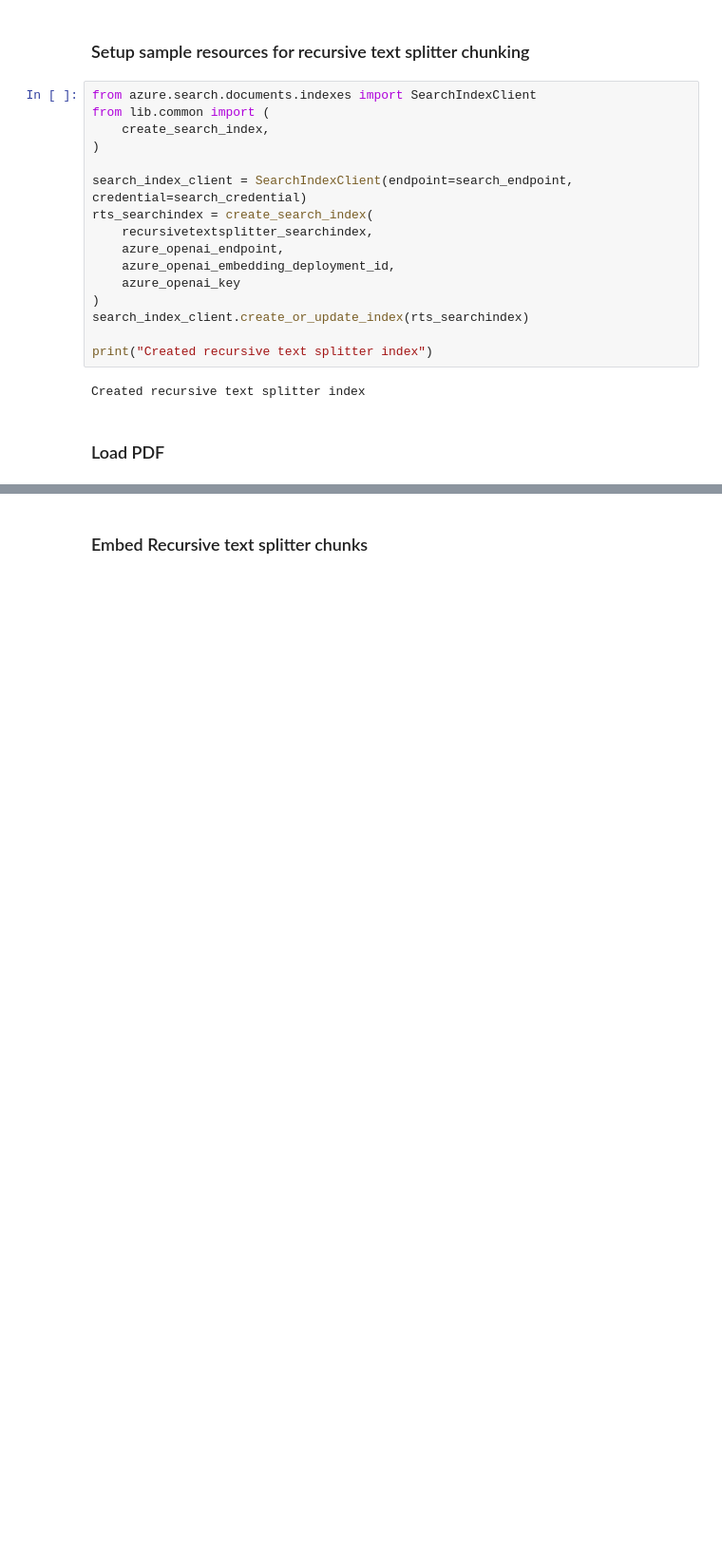
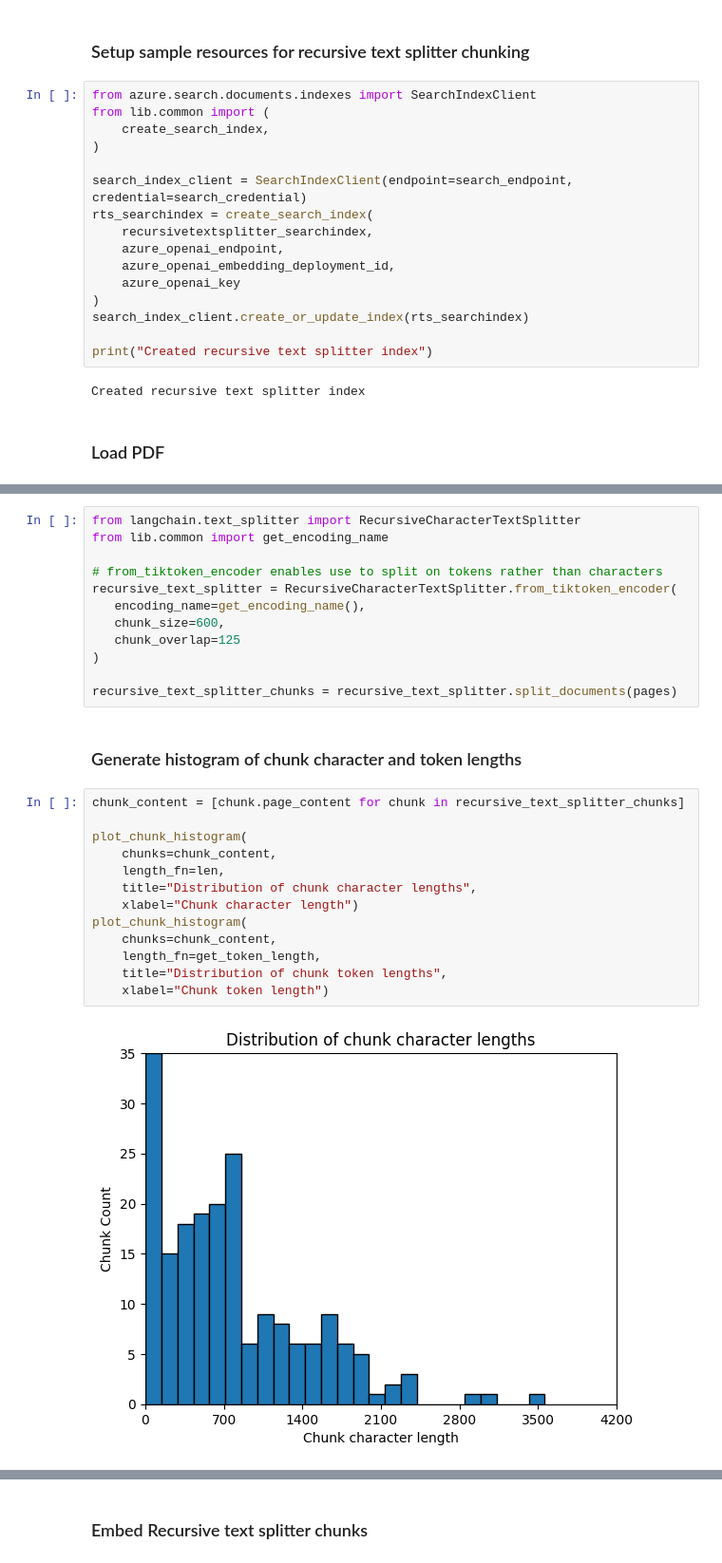
Before and after one commit to Azure/azure-search-vector-samples, a Jupyter notebook: demo-python/code/data-chunking/langchain-data-chunking-example.ipynb, the cells around one changed output, grey strips where cells are left out. Shown: that part at 95% size. Drawn from its saved outputs; the diff is of its cells as text; blank space fills up the shorter version.

Commit message:
working on langchain notebook

```diff
--- a/demo-python/code/data-chunking/langchain-data-chunking-example.ipynb
+++ b/demo-python/code/data-chunking/langchain-data-chunking-example.ipynb
@@ -93,0 +110,29 @@ recursive_text_splitter_chunks = recursive_text_splitter.split_documents(pages)
+# %%
+from langchain.text_splitter import RecursiveCharacterTextSplitter
+from lib.common import get_encoding_name
+
+# from_tiktoken_encoder enables use to split on tokens rather than characters
+recursive_text_splitter = RecursiveCharacterTextSplitter.from_tiktoken_encoder(
+   encoding_name=get_encoding_name(),
+   chunk_size=600,
+   chunk_overlap=125
+)
+
+recursive_text_splitter_chunks = recursive_text_splitter.split_documents(pages)
+# %% [markdown]
+### Generate histogram of chunk character and token lengths
+# %%
+chunk_content = [chunk.page_content for chunk in recursive_text_splitter_chunks]
+
+plot_chunk_histogram(
+    chunks=chunk_content,
+    length_fn=len,
+    title="Distribution of chunk character lengths",
+    xlabel="Chunk character length")
+plot_chunk_histogram(
+    chunks=chunk_content,
+    length_fn=get_token_length,
+    title="Distribution of chunk token lengths",
+    xlabel="Chunk token length")
+# %% [output]
+[figure, added]
```
Also changed, not shown: parts of 17 cells of this notebook, 3 other files.
